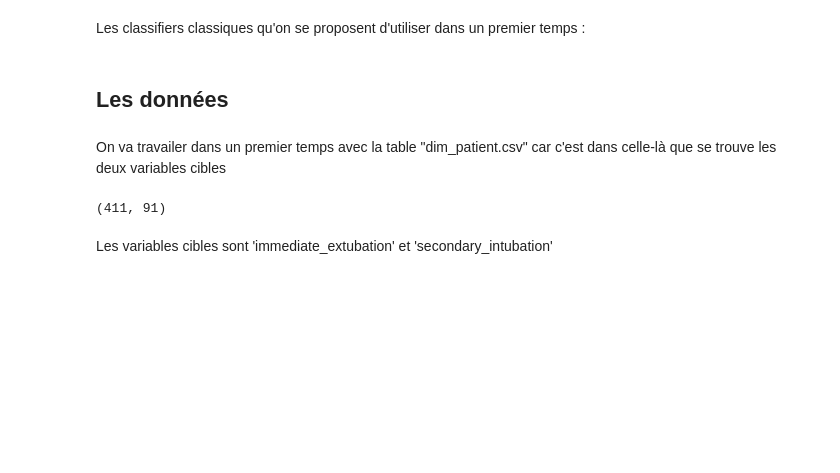
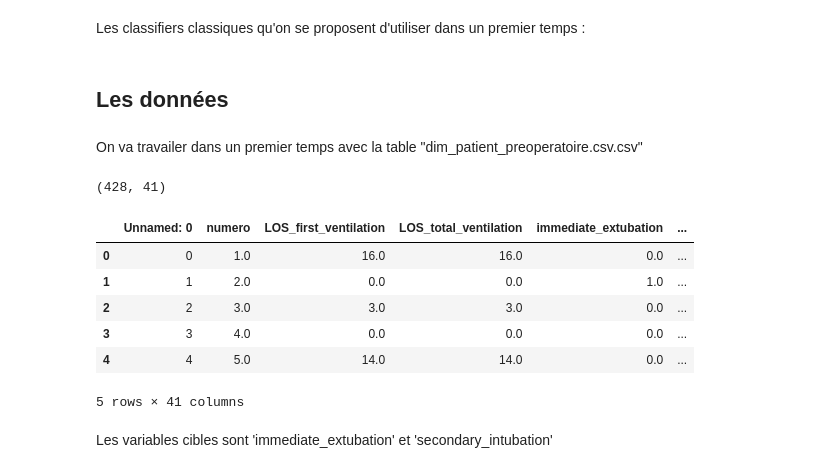
Before and after one commit to dataforgoodfr/batch_5_transplant, a Jupyter notebook: etudes_pierre/Comparaisons ML/PD-MachineLearning-comparaisons.ipynb, the cells around one changed output. Saved outputs shown, nothing was run; the diff lists cells and outputs as text; code cells hidden in the pictures; blank space fills up the shorter version.

Commit message:
étude avec pré-opératoires

```diff
--- a/etudes_pierre/Comparaisons ML/PD-MachineLearning-comparaisons.ipynb
+++ b/etudes_pierre/Comparaisons ML/PD-MachineLearning-comparaisons.ipynb
@@ -31,11 +36,21 @@ from sklearn.cross_validation import KFold
 # %% [markdown]
 ## Les données
 # %% [markdown]
-On va travailer dans un premier temps avec la table "dim_patient.csv" car c'est dans celle-là que se trouve les deux variables cibles
+On va travailer dans un premier temps avec la table "dim_patient_preoperatoire.csv.csv"
 # %%
-df_dimpa=pd.read_csv("dim_patient.csv") ; df_dimpa.shape
+dim_patient_preoperatoire=pd.read_csv("dim_patient_preoperatoire.csv") ; dim_patient_preoperatoire.shape
 # %% [output]
-(411, 91)
+(428, 41)
+# %%
+dim_patient_preoperatoire.head()
+# %% [output]
+|  | Unnamed: 0 | numero | LOS_first_ventilation | LOS_total_ventilation | immediate_extubation | ... |
+| 0 | 0 | 1.0 | 16.0 | 16.0 | 0.0 | ... |
+| 1 | 1 | 2.0 | 0.0 | 0.0 | 1.0 | ... |
+| 2 | 2 | 3.0 | 3.0 | 3.0 | 0.0 | ... |
+| 3 | 3 | 4.0 | 0.0 | 0.0 | 0.0 | ... |
+| 4 | 4 | 5.0 | 14.0 | 14.0 | 0.0 | ... |
+5 rows × 41 columns
 # %% [markdown]
 Les variables cibles sont 'immediate_extubation' et 'secondary_intubation'
 # %%
```
Also changed, not shown: parts of 44 cells of this notebook.
